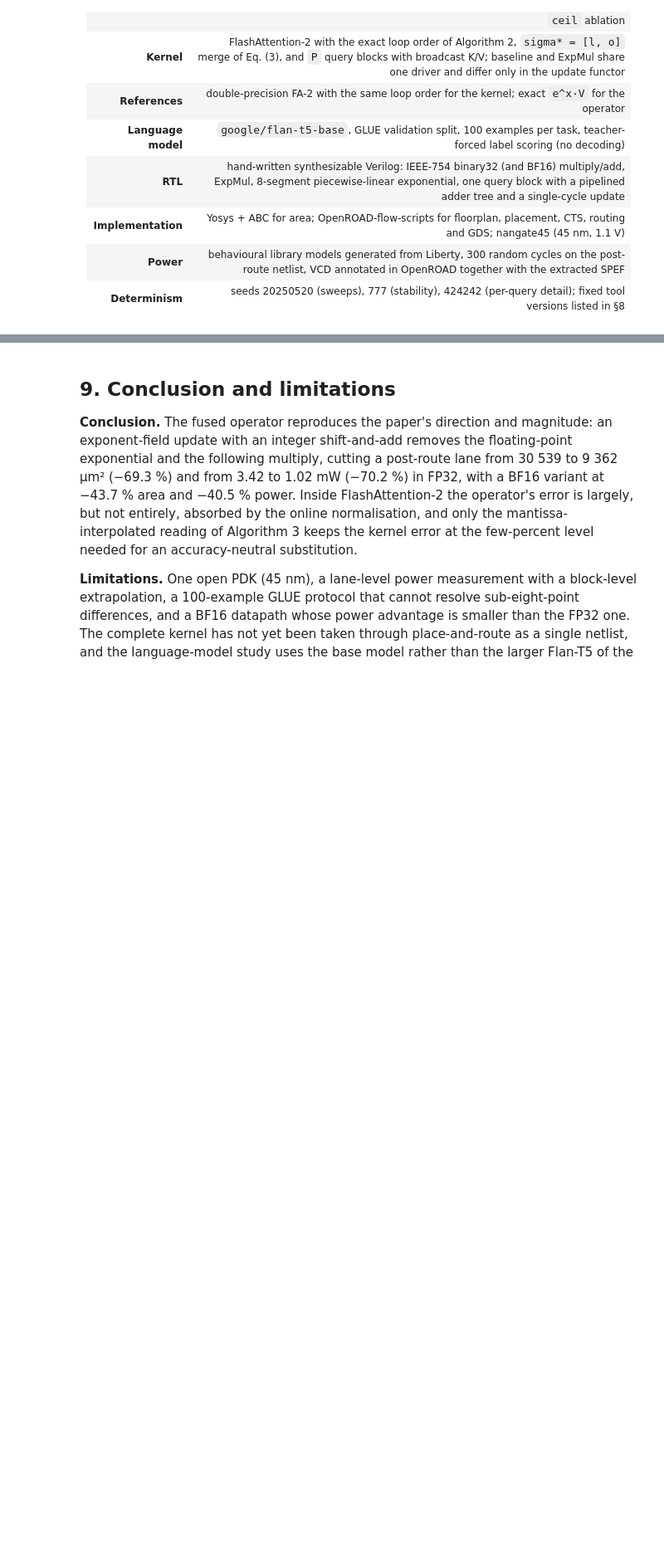
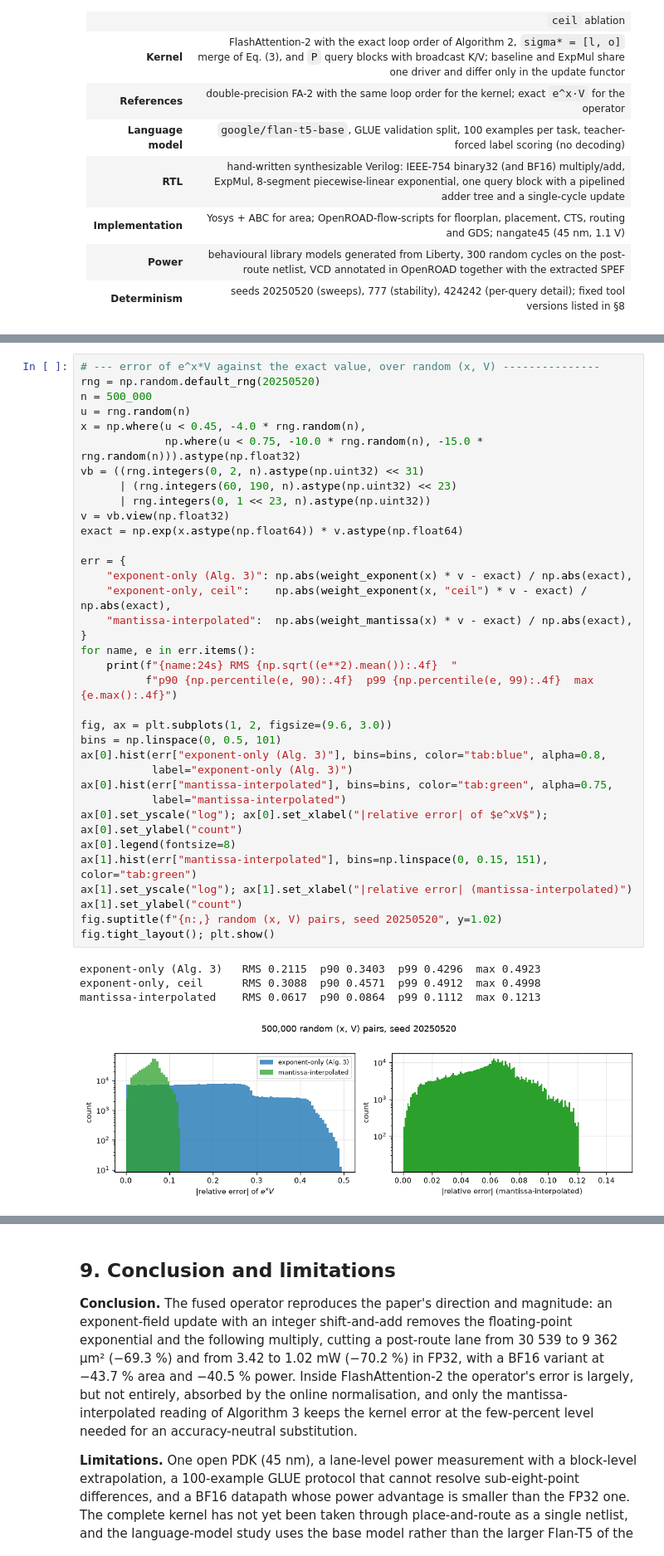
Before and after one commit to Guo-4869/FlashAttention_Silicon, a Jupyter notebook: flash_attn_expmul.ipynb, the cells around one changed output, grey strips where cells are left out. Shown at 83% size. Cells and saved outputs as stored; diff of their text form; blank space fills up the shorter version.

```diff
--- a/flash_attn_expmul.ipynb
+++ b/flash_attn_expmul.ipynb
@@ -75 +162,41 @@ language-model claim is plausible. This reproduction implements and evaluates bo
+# %%
+# --- error of e^x*V against the exact value, over random (x, V) ---------------
+rng = np.random.default_rng(20250520)
+n = 500_000
+u = rng.random(n)
+x = np.where(u < 0.45, -4.0 * rng.random(n),
+             np.where(u < 0.75, -10.0 * rng.random(n), -15.0 * rng.random(n))).astype(np.float32)
+vb = ((rng.integers(0, 2, n).astype(np.uint32) << 31)
+      | (rng.integers(60, 190, n).astype(np.uint32) << 23)
+      | rng.integers(0, 1 << 23, n).astype(np.uint32))
+v = vb.view(np.float32)
+exact = np.exp(x.astype(np.float64)) * v.astype(np.float64)
+
+err = {
+    "exponent-only (Alg. 3)": np.abs(weight_exponent(x) * v - exact) / np.abs(exact),
+    "exponent-only, ceil":    np.abs(weight_exponent(x, "ceil") * v - exact) / np.abs(exact),
+    "mantissa-interpolated":  np.abs(weight_mantissa(x) * v - exact) / np.abs(exact),
+}
+for name, e in err.items():
+    print(f"{name:24s} RMS {np.sqrt((e**2).mean()):.4f}  "
+          f"p90 {np.percentile(e, 90):.4f}  p99 {np.percentile(e, 99):.4f}  max {e.max():.4f}")
+
+fig, ax = plt.subplots(1, 2, figsize=(9.6, 3.0))
+bins = np.linspace(0, 0.5, 101)
+ax[0].hist(err["exponent-only (Alg. 3)"], bins=bins, color="tab:blue", alpha=0.8,
+           label="exponent-only (Alg. 3)")
+ax[0].hist(err["mantissa-interpolated"], bins=bins, color="tab:green", alpha=0.75,
+           label="mantissa-interpolated")
+ax[0].set_yscale("log"); ax[0].set_xlabel("|relative error| of $e^xV$"); ax[0].set_ylabel("count")
+ax[0].legend(fontsize=8)
+ax[1].hist(err["mantissa-interpolated"], bins=np.linspace(0, 0.15, 151), color="tab:green")
+ax[1].set_yscale("log"); ax[1].set_xlabel("|relative error| (mantissa-interpolated)")
+ax[1].set_ylabel("count")
+fig.suptitle(f"{n:,} random (x, V) pairs, seed 20250520", y=1.02)
+fig.tight_layout(); plt.show()
+# %% [output]
+exponent-only (Alg. 3)   RMS 0.2115  p90 0.3403  p99 0.4296  max 0.4923
+exponent-only, ceil      RMS 0.3088  p90 0.4571  p99 0.4912  max 0.4998
+mantissa-interpolated    RMS 0.0617  p90 0.0864  p99 0.1112  max 0.1213
+[figure, added]
 # %% [markdown]
```
Also changed, not shown: parts of 23 cells of this notebook, 2 other files.
